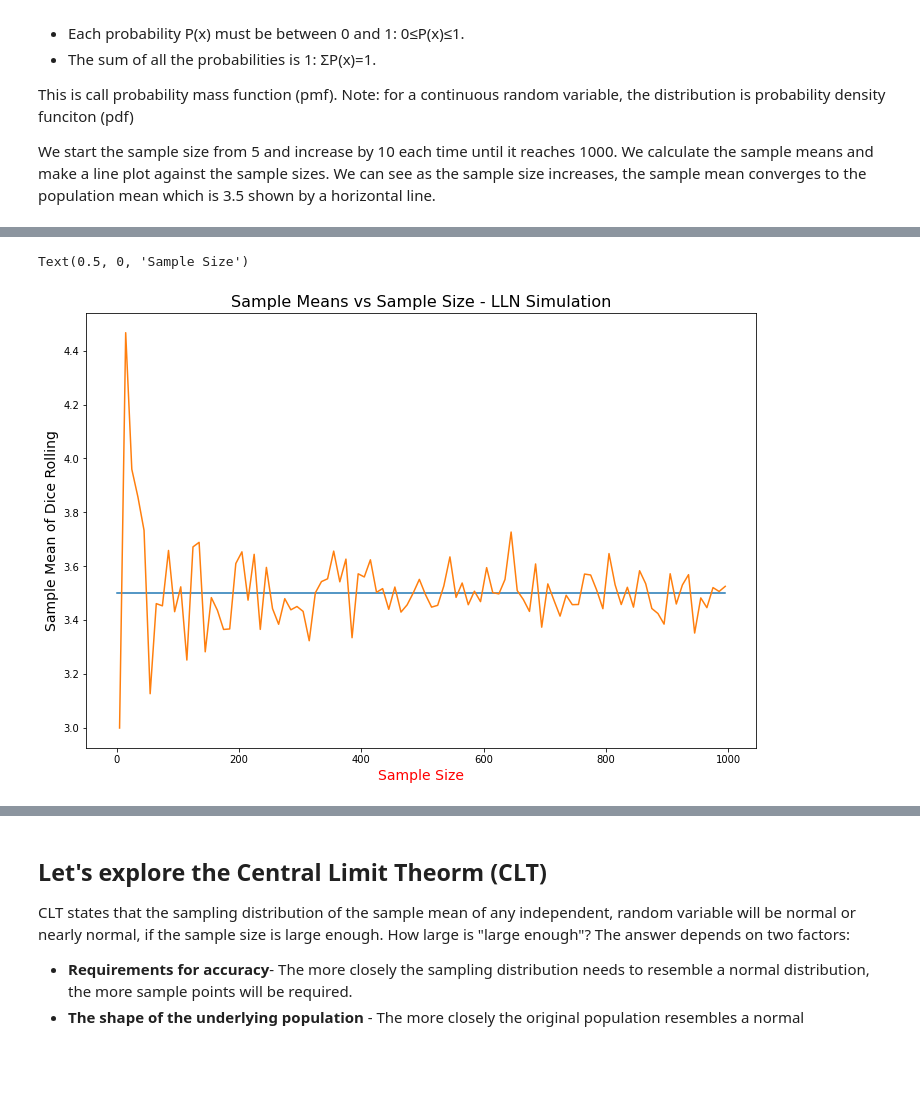
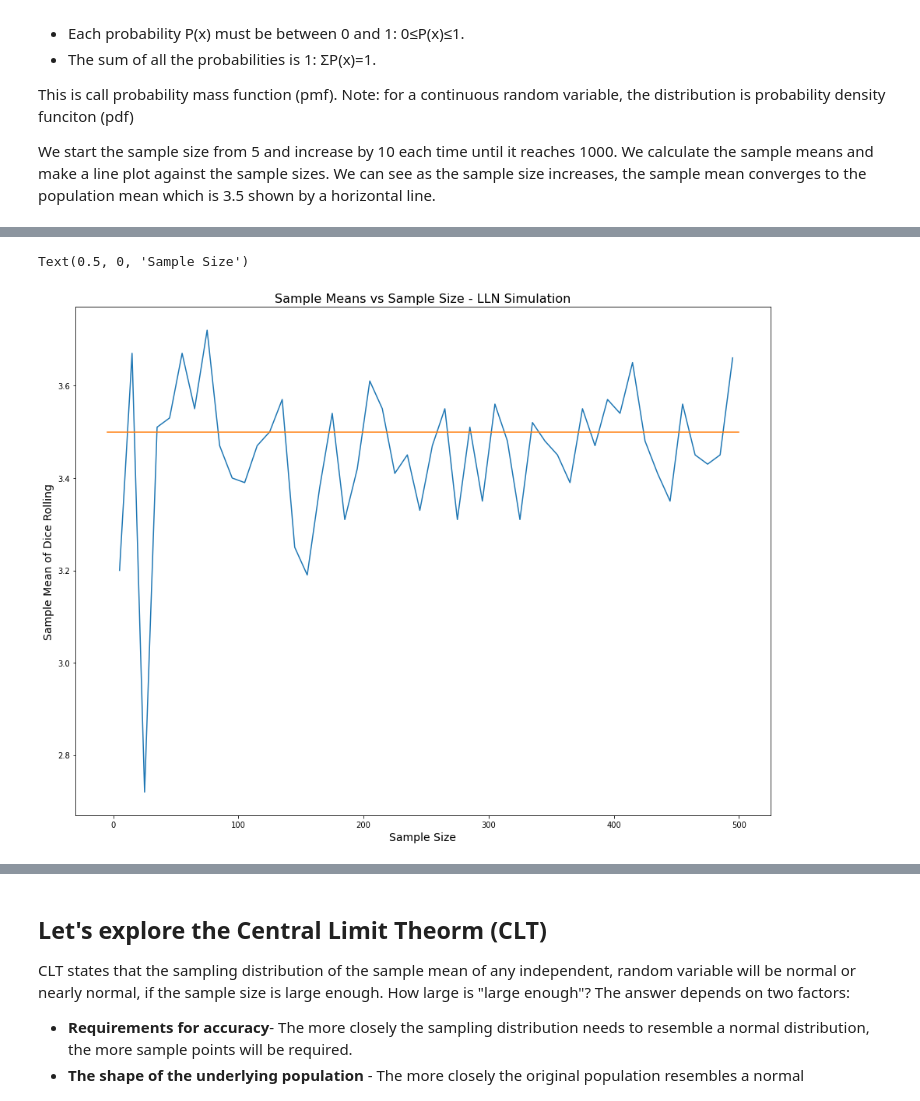
Before and after one commit to DATA-690-SPRING-2022/jay_data690, a Jupyter notebook: 10_LLN_CLT_Dice.ipynb, the cells around one changed output, grey strips where cells are left out. Cells and saved outputs as stored; diff of their text form; code cells hidden in the pictures; blank space fills up the shorter version.

```diff
--- a/10_LLN_CLT_Dice.ipynb
+++ b/10_LLN_CLT_Dice.ipynb
@@ -39,14 +39,15 @@ DICE = [1,2,3,4,5,6]
 PROB = [1/6, 1/6, 1/6, 1/6, 1/6, 1/6]
 
 sample_means = []
-sample_sizes = range(5, 1000, 10)
+sample_sizes = range(5, 500, 10)
 
 #for size in sample_sizes:
 #    sample = np.random.choice(a=DICE,  p=PROB, size=size)
 #    sample_means.append(sample.mean())              # append the sameple mean to the list
 
 # Instead of using for loop, we use the parsimonious list comprehension
-sample_means = [np.random.choice(a=DICE, p=PROB, size=s).mean() for s in sample_sizes]
+sample_means = [round(np.random.choice(a=DICE, p=PROB, size=s).mean(),2) for s in sample_sizes]
 
-sample_means[-10:]                     # display the last 10 sample means
+print(sample_means[:10])                   # display the first 10 sample means
+print(sample_means[-10:])                  # display the last 10 sample means
 # %% [output]
@@ -73,19 +71,18 @@ sample mean =  3.49
 # %%
 # Next, we make a line plot to show the relationship between sample mean and sample size
 
-pop_mean = np.mean(DICE)
 
-fig, ax = plt.subplots(figsize=(12,8))
-
-# draw a horizontal line of the population mean
-ax.plot((0,sample_sizes[-1]), (pop_mean, pop_mean))
+fig, ax = plt.subplots(figsize=(16,12))
 
 # make a line plot of sample means (y-axis) along sample sizes (x-axis)
 ax.plot(sample_sizes, sample_means)
 
+# draw a horizontal line of the population mean
+ax.plot((-5,sample_sizes[-1] + 5), (pop_mean, pop_mean))
+
 ax.set_title("Sample Means vs Sample Size - LLN Simulation", size=16)
 ax.set_ylabel("Sample Mean of Dice Rolling", size=14)
 ax.set_xlabel("Sample Size", size=14)
 # %% [output]
 Text(0.5, 0, 'Sample Size')
-[figure, old version]
+[figure, new version]
```
Also changed, not shown: parts of 9 cells of this notebook.
